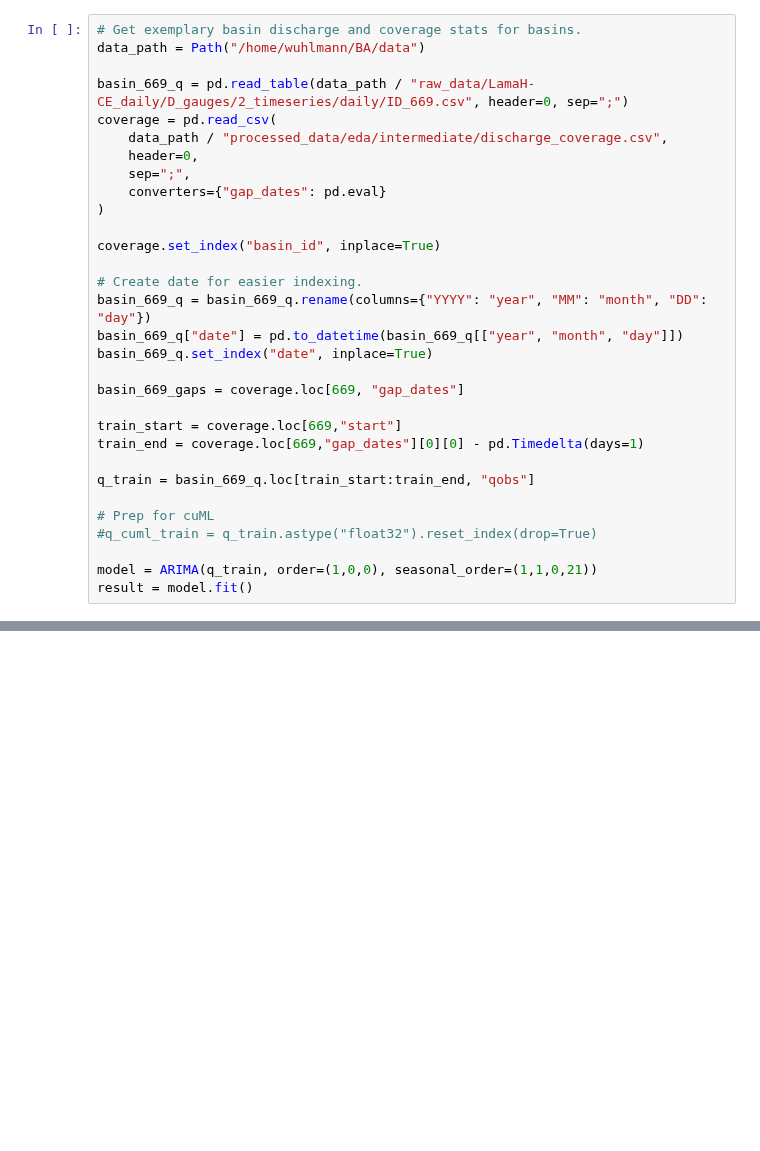
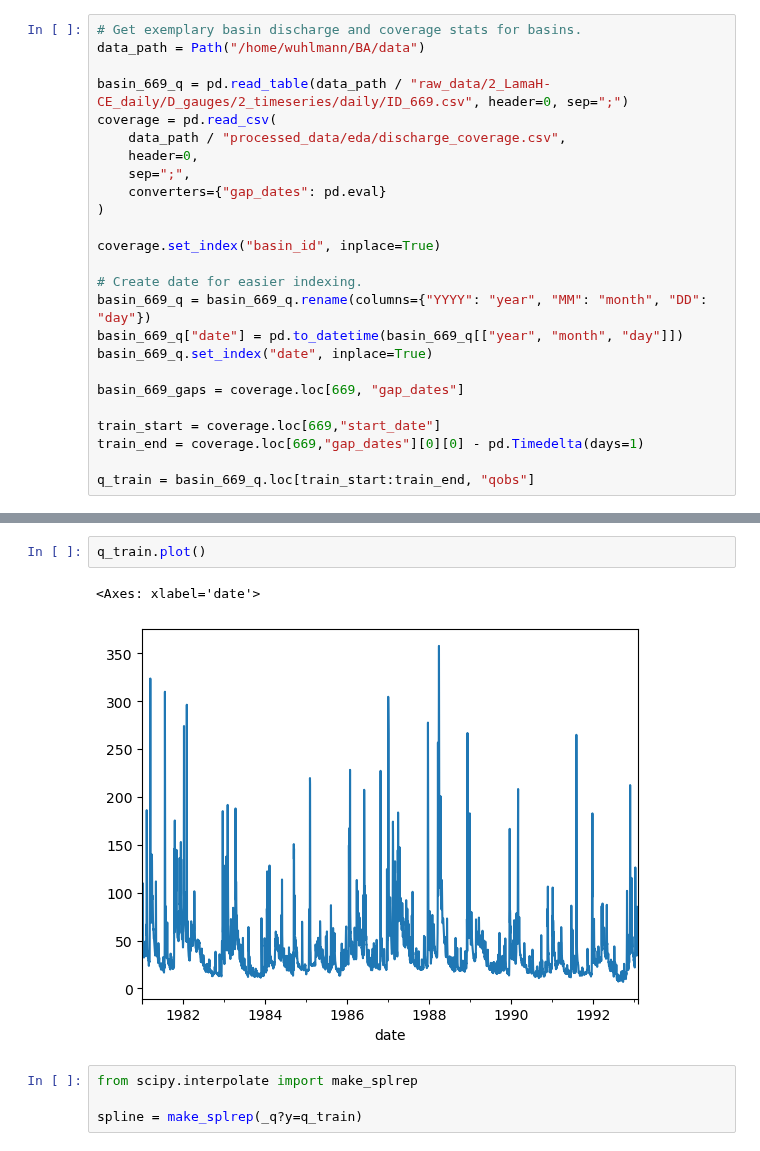
Before and after one commit to tripleUU-U/lamah-ce_lstm, a Jupyter notebook: preprocessing/imputation.ipynb, the cells around one changed output, grey strips where cells are left out. Saved outputs shown, nothing was run; the diff lists cells and outputs as text; blank space fills up the shorter version.

Commit message:
started dynamic interpolaton script

```diff
--- a/preprocessing/imputation.ipynb
+++ b/preprocessing/imputation.ipynb
@@ -8,9 +7,9 @@ from cuml.tsa import ARIMA
 # Get exemplary basin discharge and coverage stats for basins.
 data_path = Path("/home/wuhlmann/BA/data")
 
-basin_669_q = pd.read_table(data_path / "raw_data/LamaH-CE_daily/D_gauges/2_timeseries/daily/ID_669.csv", header=0, sep=";")
+basin_669_q = pd.read_table(data_path / "raw_data/2_LamaH-CE_daily/D_gauges/2_timeseries/daily/ID_669.csv", header=0, sep=";")
 coverage = pd.read_csv(
-    data_path / "processed_data/eda/intermediate/discharge_coverage.csv",
+    data_path / "processed_data/eda/discharge_coverage.csv",
     header=0,
     sep=";",
     converters={"gap_dates": pd.eval}
@@ -25,13 +24,7 @@ basin_669_q.set_index("date", inplace=True)
 
 basin_669_gaps = coverage.loc[669, "gap_dates"]
 
-train_start = coverage.loc[669,"start"]
+train_start = coverage.loc[669,"start_date"]
 train_end = coverage.loc[669,"gap_dates"][0][0] - pd.Timedelta(days=1)
 
 q_train = basin_669_q.loc[train_start:train_end, "qobs"]
-
-# Prep for cuML
-#q_cuml_train = q_train.astype("float32").reset_index(drop=True)
-
-model = ARIMA(q_train, order=(1,0,0), seasonal_order=(1,1,0,21))
-result = model.fit()
@@ -51,0 +31,9 @@ basin_669_q.loc[train_end - pd.Timedelta(days=18):train_end + pd.Timedelta(days=
+# %%
+q_train.plot()
+# %% [output]
+<Axes: xlabel='date'>
+[figure, added]
+# %%
+from scipy.interpolate import make_splrep
+
+spline = make_splrep(_q?y=q_train)
```
Also changed, not shown: parts of 2 cells of this notebook, 2 other files.
